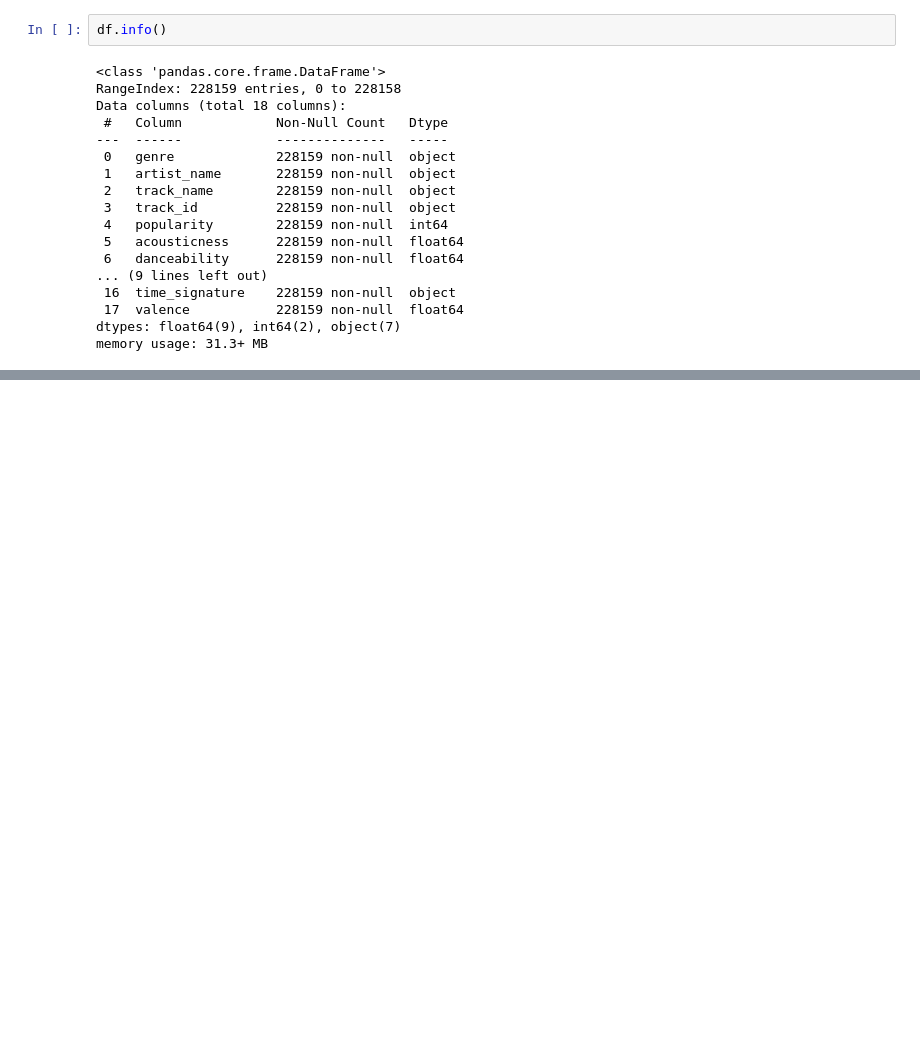
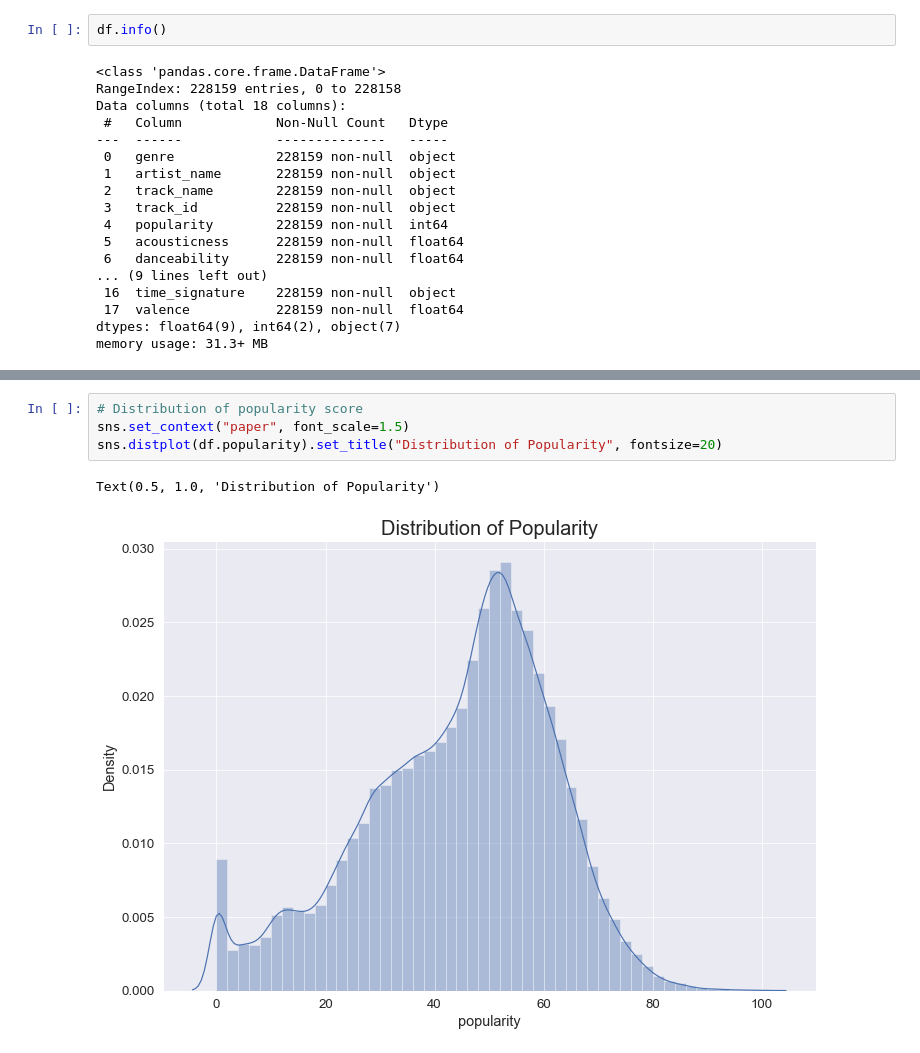
Before and after one commit to Mohammad-sakir/PDS_PROJ, a Jupyter notebook: analysis_spotify.ipynb, the cells around one changed output, grey strips where cells are left out. Cells and saved outputs as stored; diff of their text form; blank space fills up the shorter version.

```diff
--- a/analysis_spotify.ipynb
+++ b/analysis_spotify.ipynb
@@ -92,0 +130,7 @@ array(['C#', 'D#', 'C', 'D', 'G#', 'F#', 'B', 'A', 'G', 'E', 'A#', 'F'],
+# %%
+# Distribution of popularity score
+sns.set_context("paper", font_scale=1.5)
+sns.distplot(df.popularity).set_title("Distribution of Popularity", fontsize=20)
+# %% [output]
+Text(0.5, 1.0, 'Distribution of Popularity')
+[figure, added]
```
Also changed, not shown: parts of 12 cells of this notebook.
